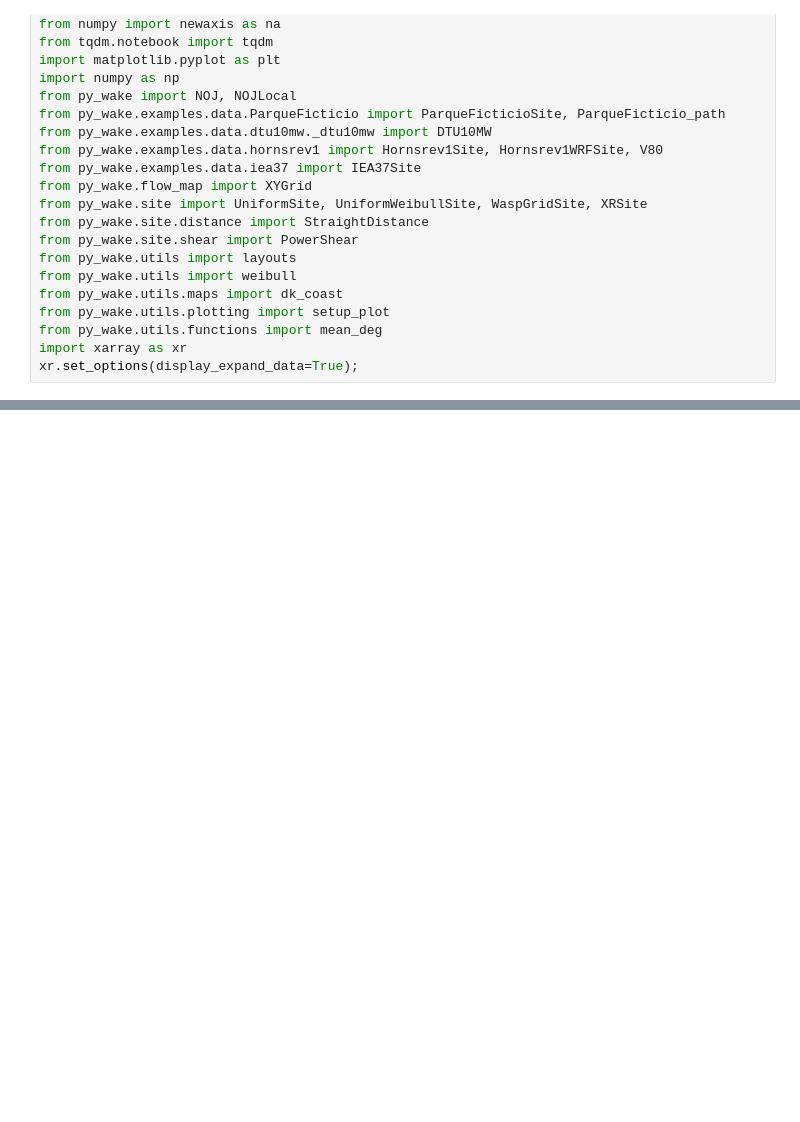
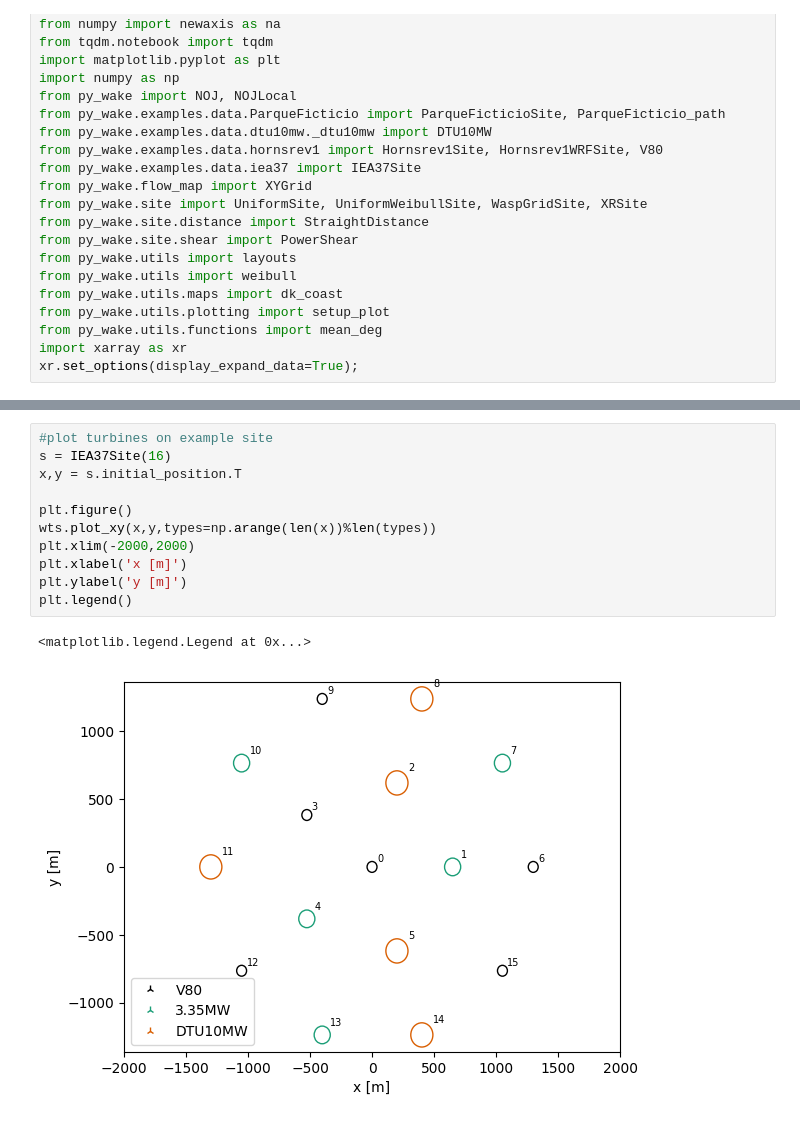
Before and after one commit to Xeidit/WindFarm2, a Jupyter notebook: FarmSim.ipynb, the cells around one changed output, grey strips where cells are left out. Drawn from its saved outputs; the diff is of its cells as text; blank space fills up the shorter version.

```diff
--- a/FarmSim.ipynb
+++ b/FarmSim.ipynb
@@ -51,0 +99,14 @@ Data variables:
+# %%
+#plot turbines on example site
+s = IEA37Site(16)
+x,y = s.initial_position.T
+
+plt.figure()
+wts.plot_xy(x,y,types=np.arange(len(x))%len(types))
+plt.xlim(-2000,2000)
+plt.xlabel('x [m]')
+plt.ylabel('y [m]')
+plt.legend()
+# %% [output]
+<matplotlib.legend.Legend at 0x...>
+[figure, added]
```
Also changed, not shown: parts of 5 cells of this notebook.
